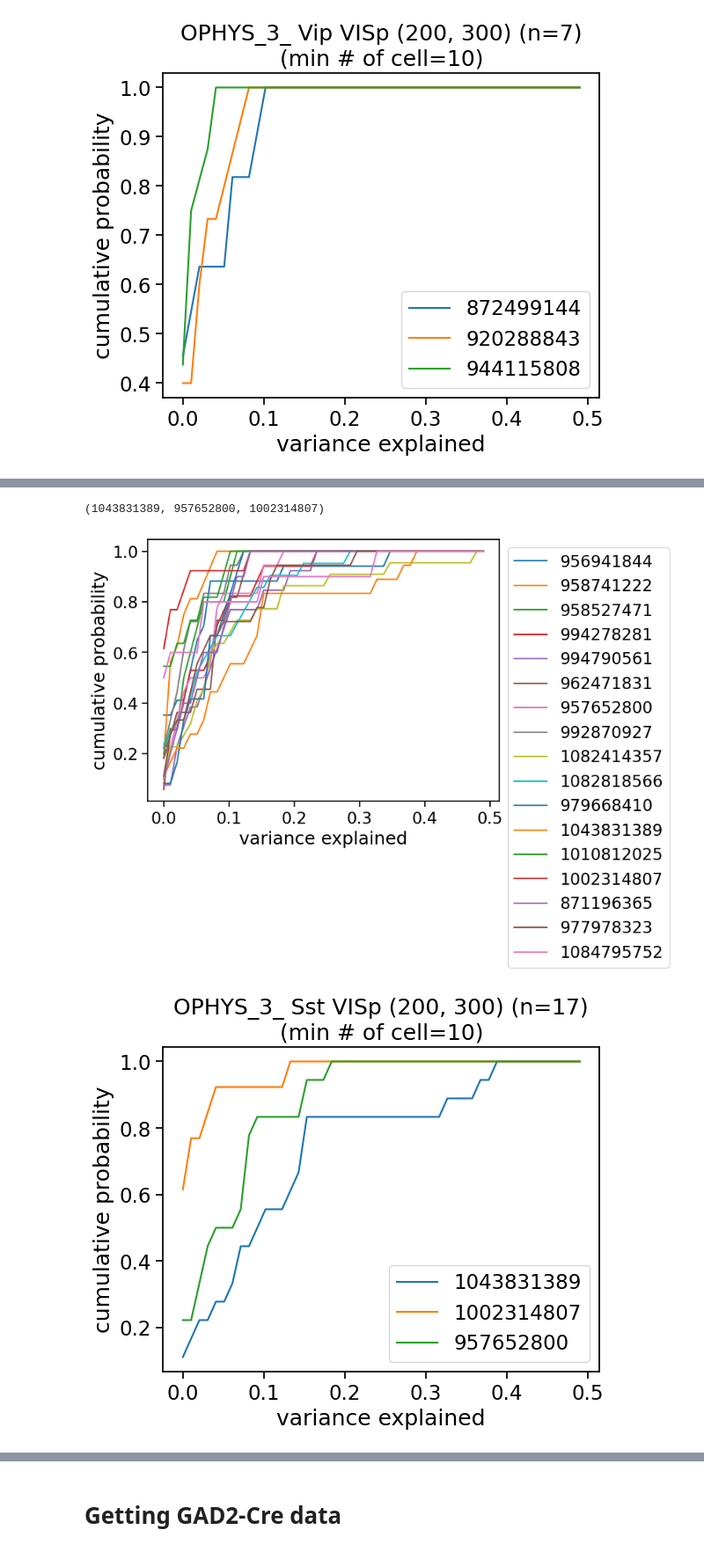
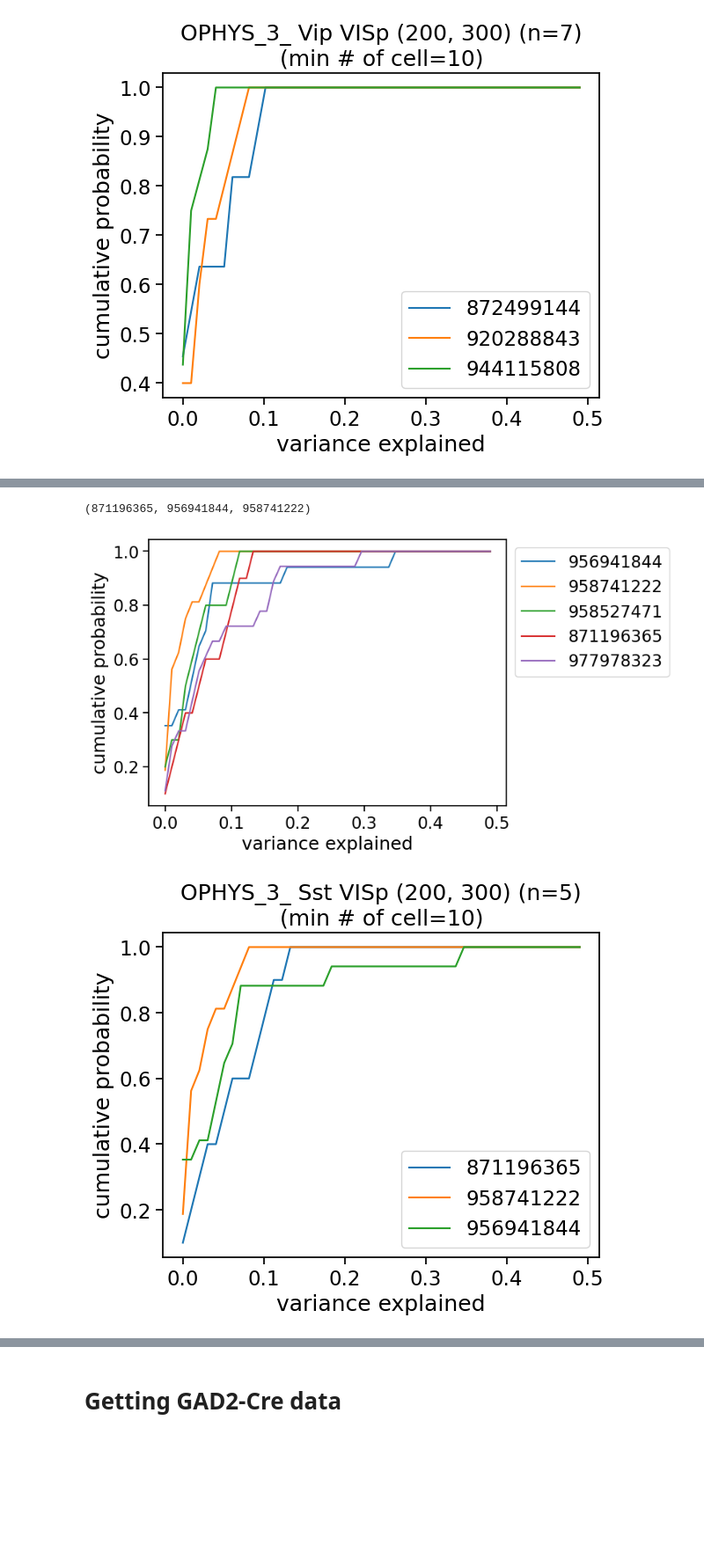
Before and after one commit to AllenNeuralDynamics/lamf_analysis_lims, a Jupyter notebook: encoding/notebooks/240118_boosting_tests.ipynb, the cells around one changed output, grey strips where cells are left out. Shown at 88% size. Cells and saved outputs as stored; diff of their text form; code cells hidden in the pictures; blank space fills up the shorter version.

```diff
--- a/encoding/notebooks/240118_boosting_tests.ipynb
+++ b/encoding/notebooks/240118_boosting_tests.ipynb
@@ -53,6 +59,7 @@ alex_run_param = json.load(open(alex_result_dir / 'run_params.json', 'r'))
 # %%
 select_df = alex_result_df[alex_result_df.session_type.str.contains('OPHYS_4_') & alex_result_df.cre_line.str.contains('Slc17a7-IRES2-Cre') & \
-                           (alex_result_df.targeted_structure == 'VISp') & (alex_result_df.imaging_depth < 300) & (alex_result_df.imaging_depth > 200)]
+                           (alex_result_df.targeted_structure == 'VISp') & (alex_result_df.imaging_depth < 300) & (alex_result_df.imaging_depth > 200) & \
+                            (alex_result_df.equipment_name == 'MESO.1')]
 len(select_df.ophys_experiment_id.unique())
 # %% [output]
 12
@@ -250,27 +262,28 @@ Text(0.5, 1.0, 'OPHYS_5_ Vip VISp (200, 300) (n=5)\n(min # of cell=10)')
 # %%
 session_type_heading = 'OPHYS_3_'
 cre_line_heading = 'Sst'
 targeted_structure = 'VISp'
 depth_range = (200, 300)
 min_num_cell = 10
 select_df = alex_result_df[alex_result_df.session_type.str.contains(session_type_heading) &
                            alex_result_df.cre_line.str.contains(cre_line_heading) &
                            (alex_result_df.targeted_structure == targeted_structure) &
                            (alex_result_df.imaging_depth > depth_range[0]) &
-                           (alex_result_df.imaging_depth < depth_range[1])]
+                           (alex_result_df.imaging_depth < depth_range[1]) &
+                           (alex_result_df.equipment_name == 'MESO.1')]
 select_df = select_df.groupby('ophys_experiment_id').filter(lambda x: len(np.unique(x.cell_roi_id)) >= min_num_cell)
 fig, ax = plt.subplots()
 draw_ve_cum_dist(select_df, ax=ax)
 fig, ax = plt.subplots()
 oeids = get_rep_exps_based_on_glm(select_df, ve_cutoff=0.05, ax=ax)
 ax.set_title(f'{session_type_heading} {cre_line_heading} {targeted_structure} {depth_range} (n={len(select_df.ophys_experiment_id.unique())})\n(min # of cell={min_num_cell})')
 select_df.groupby('ophys_experiment_id').apply(lambda x: len(np.unique(x.cell_roi_id)))
 
 print(oeids)
 # %% [output]
-(1043831389, 957652800, 1002314807)
+(871196365, 956941844, 958741222)
-[figure, old version]
+[figure, new version]
-[figure, old version]
+[figure, new version]
 # %%
 session_type_heading = 'OPHYS_4_'
 cre_line_heading = 'Sst'
```
Also changed, not shown: parts of 32 cells of this notebook, 5 other files.
